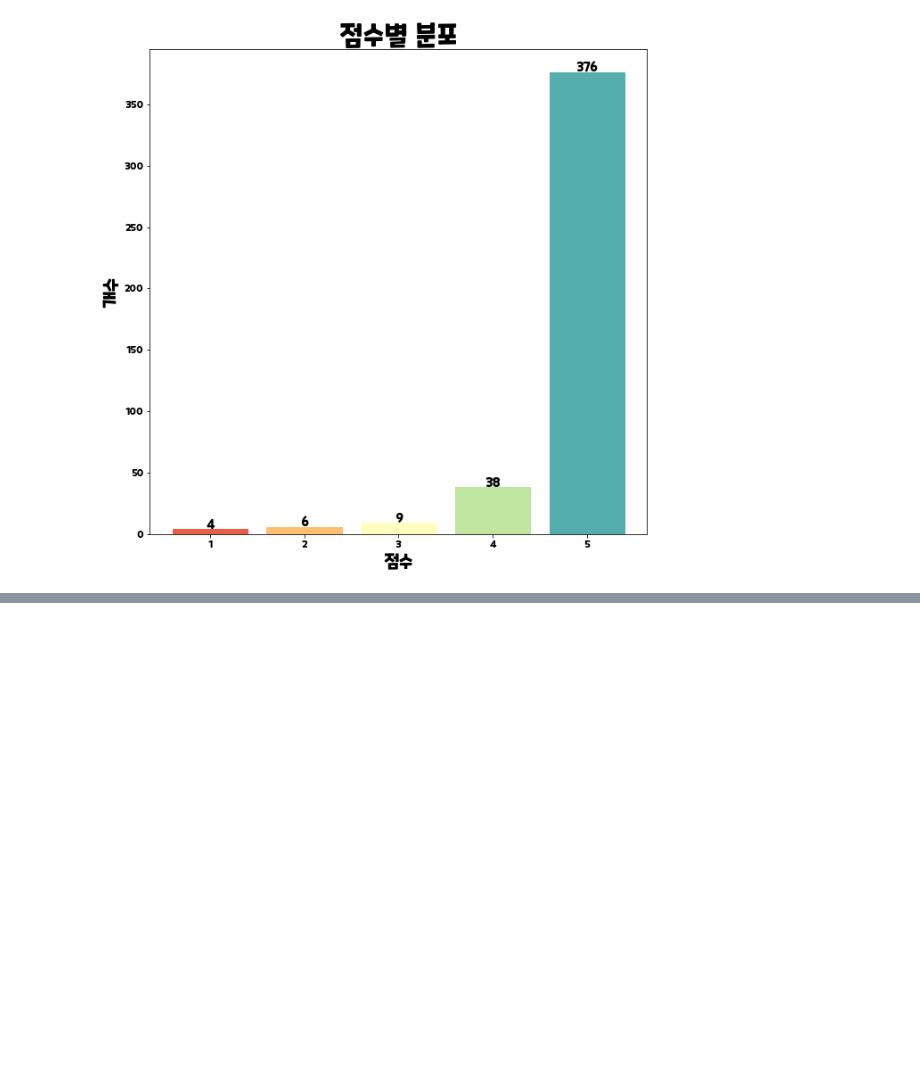
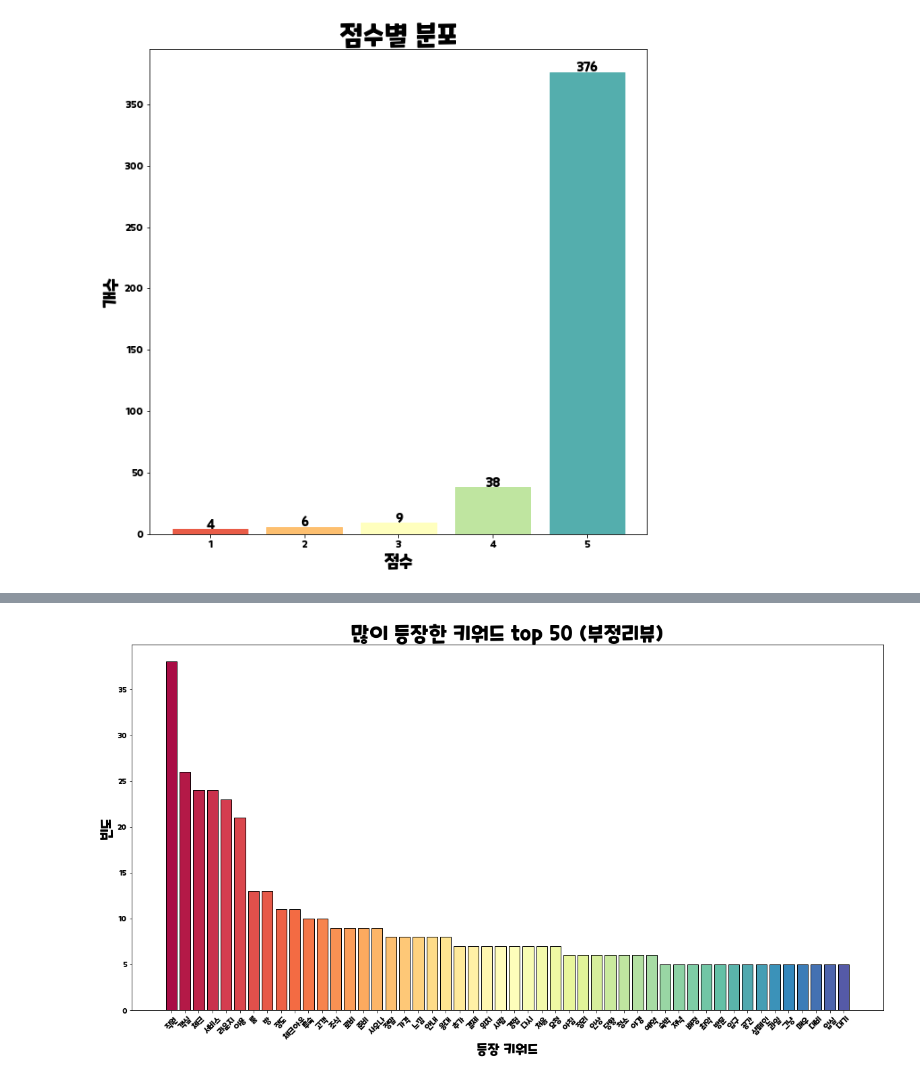
Before and after one commit to zssbecker/DAPproject, a Jupyter notebook: DAP_project.ipynb, the cells around one changed output, grey strips where cells are left out. Cells and saved outputs as stored; diff of their text form; code cells hidden in the pictures; blank space fills up the shorter version.

```diff
--- a/DAP_project.ipynb
+++ b/DAP_project.ipynb
@@ -262,0 +277,14 @@ dislikesNouns = corpusToNouns("".join(dislikesCorpus))
+# %%
+dislikes_top50 = dislikesNouns.most_common(50)
+plt.figure(figsize = (20, 10))
+x = [x for (x, y) in dislikes_top50]
+y = [y for (x, y) in dislikes_top50]
+plt.bar(x, y, color=colors_top50, edgecolor='black')
+plt.xlabel("등장 키워드",fontproperties=font_label)
+plt.ylabel("빈도",fontproperties=font_label)
+plt.title("많이 등장한 키워드 top 50 (부정리뷰)",fontproperties=font_title)
+plt.xticks(fontproperties=font_xticks, rotation=45)
+plt.yticks(fontproperties=font_yticks)
+plt.show()
+# %% [output]
+[figure, added]
```
Also changed, not shown: parts of 3 cells of this notebook.
